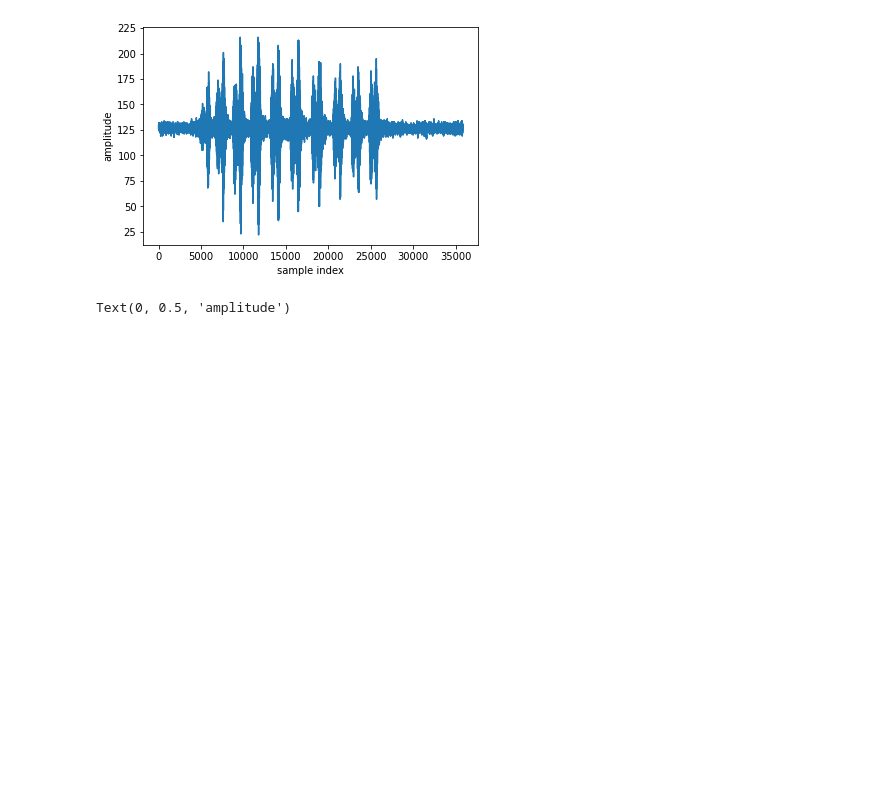
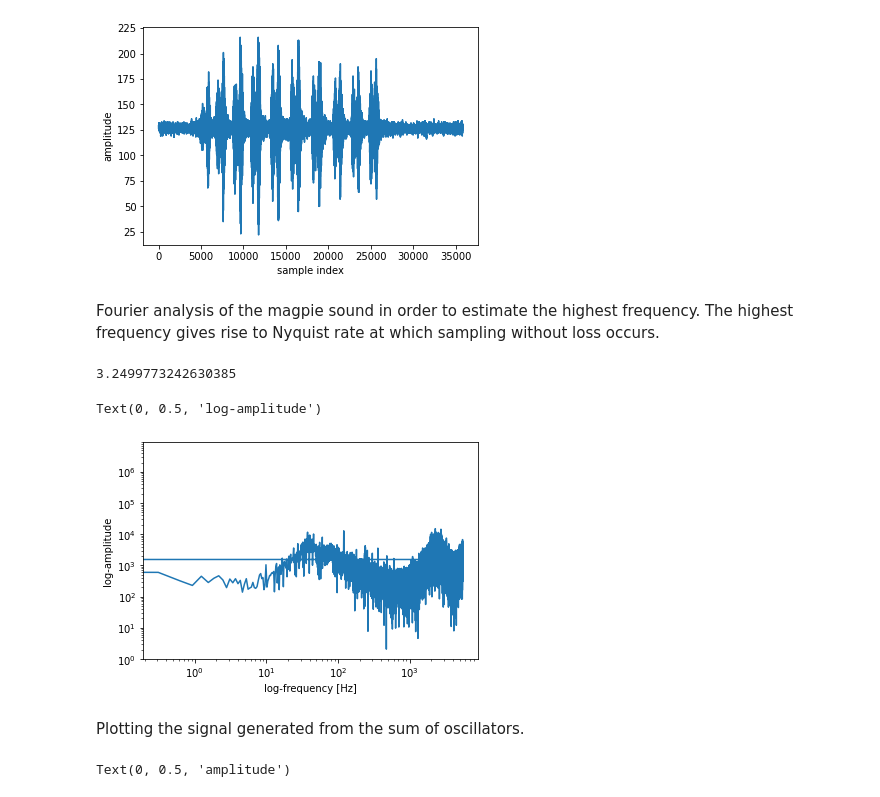
Before and after one commit to Wehzie/master-thesis, a Jupyter notebook: src/sound_analysis.ipynb, the cells around one changed output. Saved outputs shown, nothing was run; the diff lists cells and outputs as text; code cells hidden in the pictures; blank space fills up the shorter version.

```diff
--- a/src/sound_analysis.ipynb
+++ b/src/sound_analysis.ipynb
@@ -4,6 +4,7 @@ import wave
 from scipy.io.wavfile import read
 import numpy as np
 import matplotlib.pyplot as plt
+import seaborn as sns
 
 DATA_PATH = Path("../data/magpie. 35k, mono, 8-bit, 11025 Hz, 3.3 seconds.wav")
 
@@ -15,6 +16,7 @@ raw_scipy = read(DATA_PATH)
 ifile = wave.open(str(DATA_PATH)) # BUG with pathlib
 samples = ifile.getnframes()
 audio = ifile.readframes(samples)
+rate = ifile.getframerate() # duration of a frame (sample duration)
 
 # Convert buffer to float32 using NumPy
 audio_as_np_uint8 = np.frombuffer(audio, dtype=np.uint8)
@@ -44,6 +48,32 @@ ax.set_ylabel("amplitude")
 # %% [output]
 Text(0, 0.5, 'amplitude')
 [figure]
+# %% [markdown]
+Fourier analysis of the magpie sound in order to estimate the highest frequency.
+The highest frequency gives rise to Nyquist rate at which sampling without loss occurs.
+# %%
+frames = samples
+# rate is number of samples per second (sampling frequency)
+duration = frames / rate
+# %% [output]
+3.2499773242630385
+# %%
+# apply fourier transform to signal
+spectrum = np.fft.fft(y)
+abs_spec = abs(spectrum)
+freq = np.fft.fftfreq(len(abs_spec), d=1/rate) # TODO: sample spacing
+
+fig, ax = plt.subplots()
+plt.plot(freq, abs_spec)
+ax.set_xscale('log')
+ax.set_yscale('log')
+ax.set_xlabel("log-frequency [Hz]")
+ax.set_ylabel('log-amplitude')
+# %% [output]
+Text(0, 0.5, 'log-amplitude')
+[figure, added]
+# %% [markdown]
+Plotting the signal generated from the sum of oscillators.
 # %%
 DATA_PATH = Path("../data/out.wav")
 
```
Also changed, not shown: parts of 4 cells of this notebook, 6 other files.
